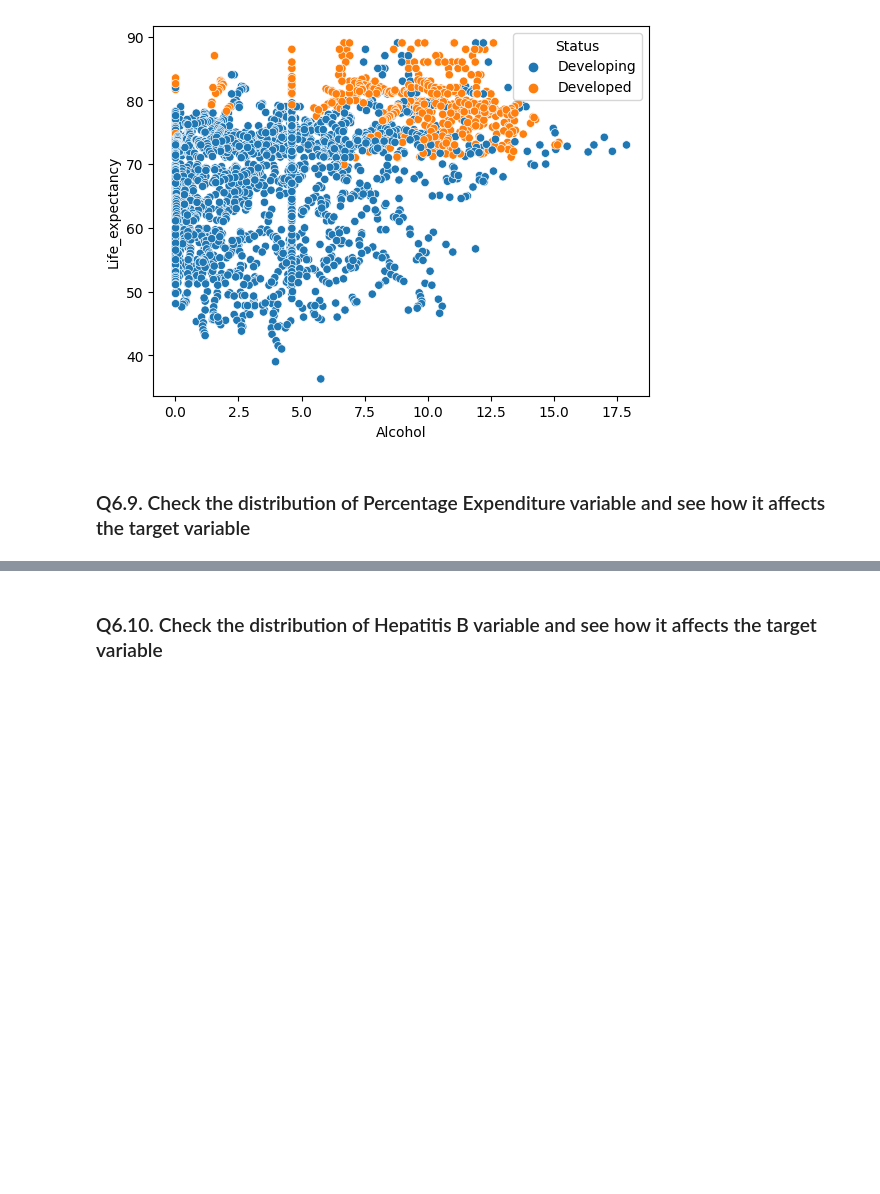
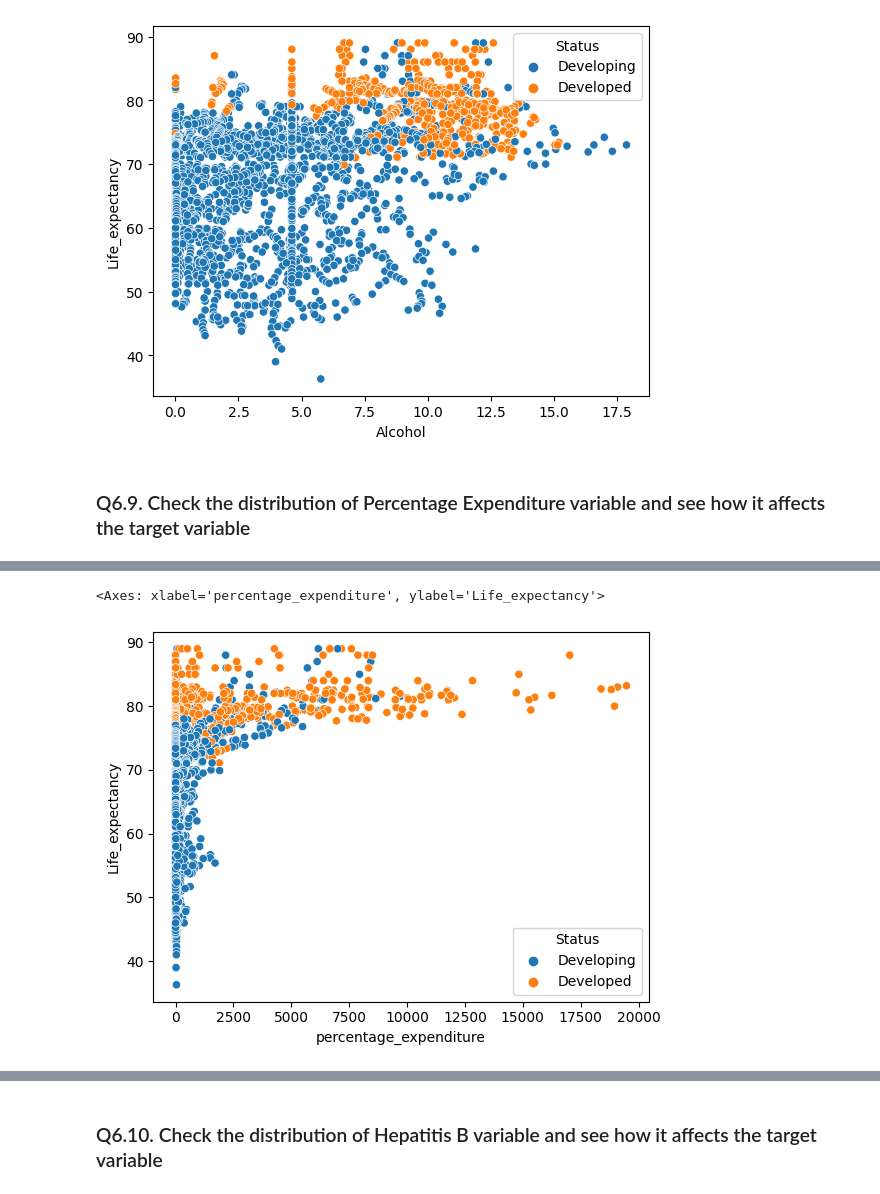
Before and after one commit to anilmamidwar15021991/AIMLlearning, a Jupyter notebook: Data preprocessing and EDA/assignment_set_8_project and assignment.ipynb, the cells around one changed output, grey strips where cells are left out. Cells and saved outputs as stored; diff of their text form; code cells hidden in the pictures; blank space fills up the shorter version.

```diff
--- a/Data preprocessing and EDA/assignment_set_8_project and assignment.ipynb
+++ b/Data preprocessing and EDA/assignment_set_8_project and assignment.ipynb
@@ -638,0 +671,5 @@ sns.scatterplot(data=df,x=df['Alcohol'],y=df['Life_expectancy'],hue='Status')
+# %%
+sns.scatterplot(data=df,x='percentage_expenditure',y='Life_expectancy',hue='Status')
+# %% [output]
+<Axes: xlabel='percentage_expenditure', ylabel='Life_expectancy'>
+[figure, added]
```
Also changed, not shown: parts of 4 cells of this notebook, 30 other files.
